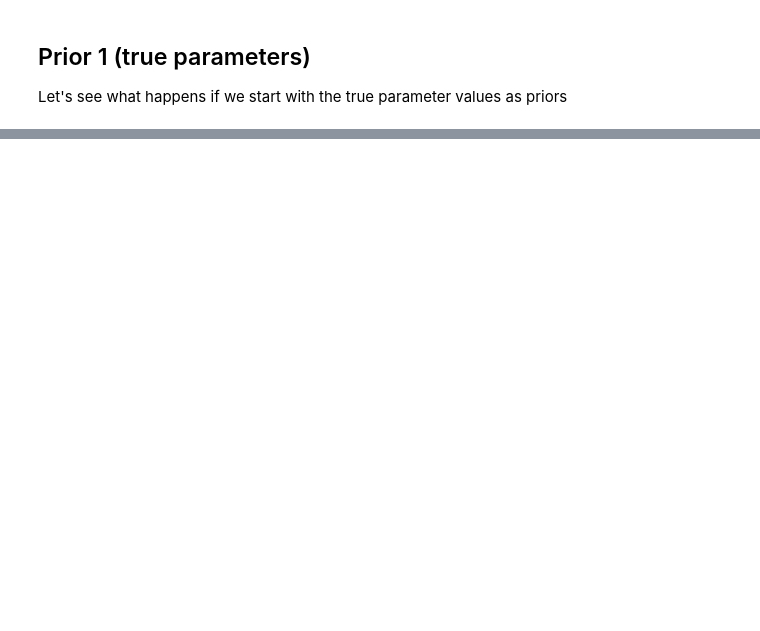
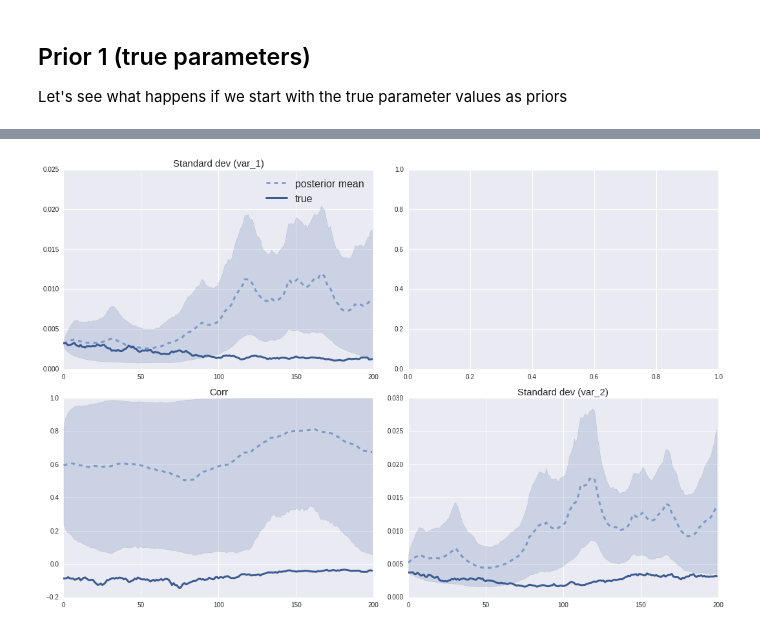
Before and after one commit to szokeb87/cs2005_pymc, a Jupyter notebook: notebooks/Laboratory.ipynb, the cells around one changed output, grey strips where cells are left out. Cells and saved outputs as stored; diff of their text form; code cells hidden in the pictures; blank space fills up the shorter version.

```diff
--- a/notebooks/Laboratory.ipynb
+++ b/notebooks/Laboratory.ipynb
@@ -258,3 +301,27 @@ plt.tight_layout()
+# %%
+fig3, ax = plt.subplots(2, 2, figsize = (15, 10))
+
+ax[0, 0].plot(std_1_mean, linewidth = 3, linestyle = '--', alpha = .6, label = 'posterior mean')
+ax[0, 0].plot(std_1_true, linewidth = 3, label = 'true', color = sb.xkcd_rgb["denim blue"])
+ax[0, 0].fill_between(np.arange(T), std_1_lb, std_1_ub, alpha = .2)
+ax[0, 0].set_title(r'Standard dev (var_1)', fontsize = 15)
+ax[0, 0].legend(loc = 'best', fontsize = 16)
+
+ax[1, 1].plot(std_2_mean, linewidth = 3, linestyle = '--', alpha = .6, label = 'posterior mean')
+ax[1, 1].plot(std_2_true, linewidth = 3, label = 'true', color = sb.xkcd_rgb["denim blue"])
+ax[1, 1].fill_between(np.arange(T), std_2_lb, std_2_ub, alpha = .2)
+ax[1, 1].set_title(r'Standard dev (var_2)', fontsize = 15)
+
+ax[1, 0].plot(corr_12_mean, linewidth = 3, linestyle = '--', alpha = .6, label = 'posterior mean')
+ax[1, 0].plot(corr_12_true, linewidth = 3, label = 'true', color = sb.xkcd_rgb["denim blue"])
+ax[1, 0].fill_between(np.arange(T), corr_12_lb, corr_12_ub, alpha = .2)
+ax[1, 0].set_title(r'Corr', fontsize = 15)
+
+plt.tight_layout()
+
+#plt.savefig('../figures/fig3_updated.pdf')
+# %% [output]
+[figure, added]
 # %%
 def h_plot(ax, index, quant, label, color, title):
     ax.plot(np.exp(lnH_obs)[index, :], color = color, label = label, lw = 2)
```
Also changed, not shown: parts of 13 cells of this notebook, 3 other files.
